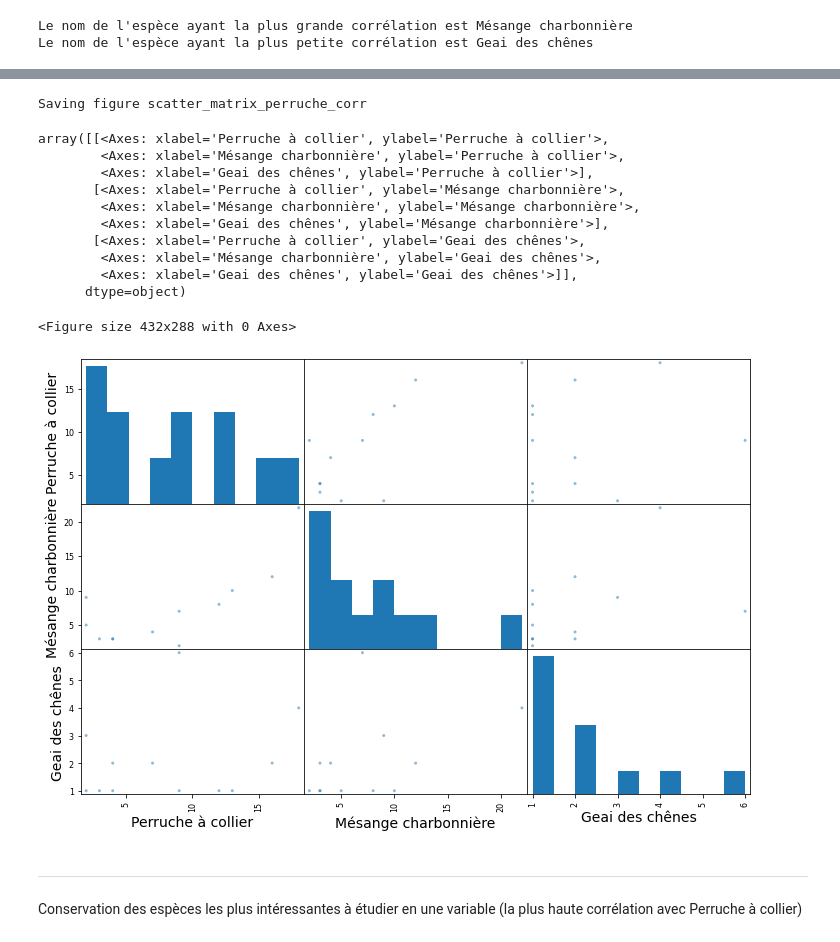
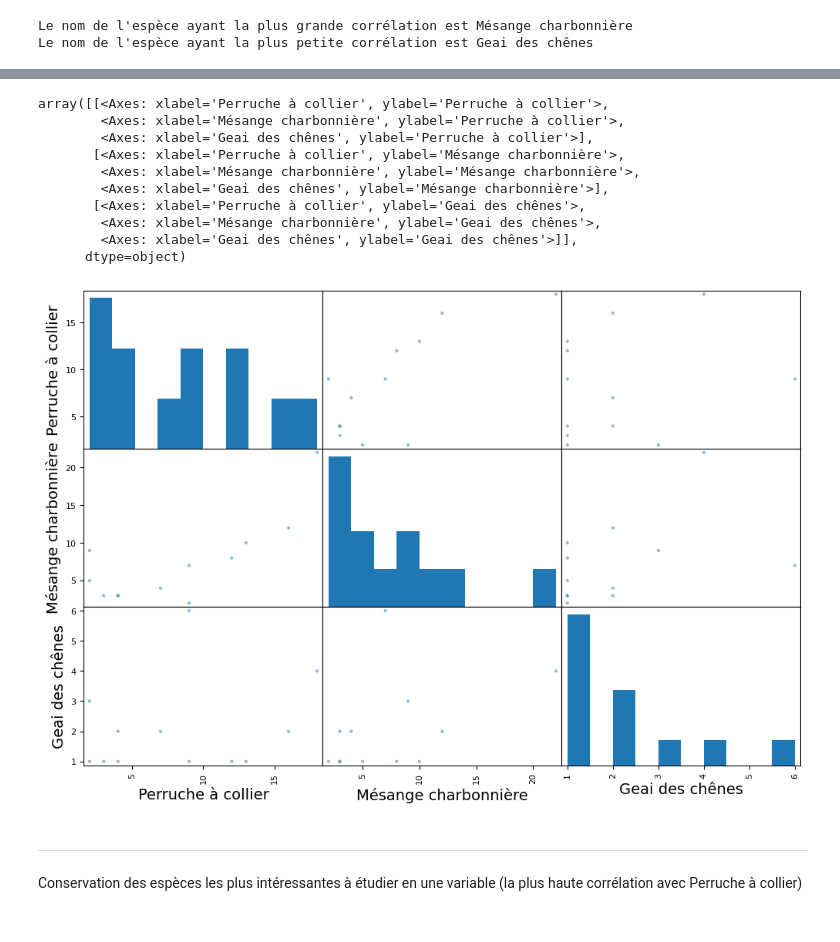
Before and after one commit to Redhoxx/DataScience_Project, a Jupyter notebook: DataScience_Project.ipynb, the cells around one changed output, grey strips where cells are left out. Drawn from its saved outputs; the diff is of its cells as text; code cells hidden in the pictures.

```diff
--- a/DataScience_Project.ipynb
+++ b/DataScience_Project.ipynb
@@ -375,25 +375,22 @@ Saving figure graph_observations_perruche_corr
 # %%
 from pandas.plotting import scatter_matrix
 
 attributes = ["Perruche à collier",
               max_corr_bird_name_tostring,
               min_corr_bird_name_tostring]
-save_fig("scatter_matrix_perruche_corr")
 scatter_matrix(df_only_birds[attributes], figsize=(12, 8))
 # %% [output]
-Saving figure scatter_matrix_perruche_corr
+array([[<Axes: xlabel='Perruche à collier', ylabel='Perruche à collier'>,
+        <Axes: xlabel='Mésange charbonnière', ylabel='Perruche à collier'>,
+        <Axes: xlabel='Geai des chênes', ylabel='Perruche à collier'>],
+       [<Axes: xlabel='Perruche à collier', ylabel='Mésange charbonnière'>,
+        <Axes: xlabel='Mésange charbonnière', ylabel='Mésange charbonnière'>,
+        <Axes: xlabel='Geai des chênes', ylabel='Mésange charbonnière'>],
+       [<Axes: xlabel='Perruche à collier', ylabel='Geai des chênes'>,
+        <Axes: xlabel='Mésange charbonnière', ylabel='Geai des chênes'>,
+        <Axes: xlabel='Geai des chênes', ylabel='Geai des chênes'>]],
+      dtype=object)
-array([[<Axes: xlabel='Perruche à collier', ylabel='Perruche à collier'>,
-        <Axes: xlabel='Mésange charbonnière', ylabel='Perruche à collier'>,
-        <Axes: xlabel='Geai des chênes', ylabel='Perruche à collier'>],
-       [<Axes: xlabel='Perruche à collier', ylabel='Mésange charbonnière'>,
-        <Axes: xlabel='Mésange charbonnière', ylabel='Mésange charbonnière'>,
-        <Axes: xlabel='Geai des chênes', ylabel='Mésange charbonnière'>],
-       [<Axes: xlabel='Perruche à collier', ylabel='Geai des chênes'>,
-        <Axes: xlabel='Mésange charbonnière', ylabel='Geai des chênes'>,
-        <Axes: xlabel='Geai des chênes', ylabel='Geai des chênes'>]],
-      dtype=object)
-<Figure size 432x288 with 0 Axes>
-[figure, old version]
+[figure, new version]
 # %% [markdown]
 ----------
 Conservation des espèces les plus intéressantes à étudier en une variable (la plus haute corrélation avec Perruche à collier)
```
Also changed, not shown: parts of 7 cells of this notebook, 9 other files.
